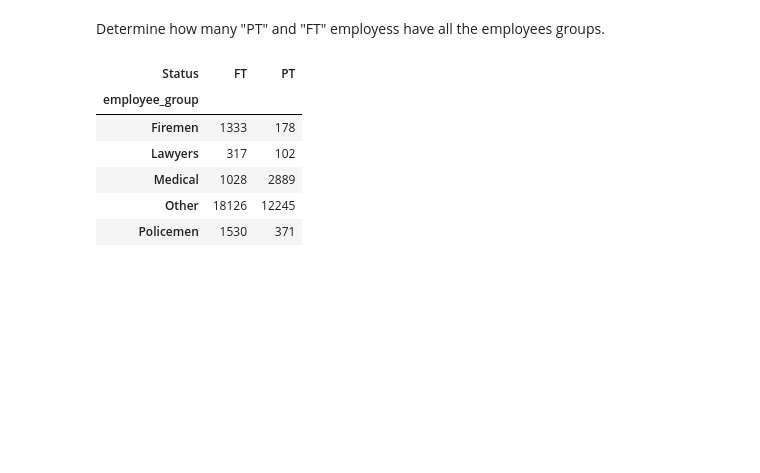
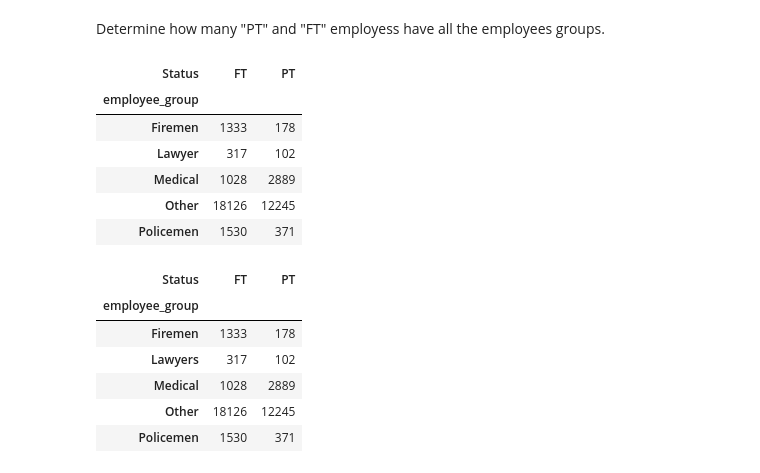
Before and after one commit to MinhNguyen163/lab-Hypothesis-Testing, a Jupyter notebook: your-code/main.ipynb, the cells around one changed output. Drawn from its saved outputs; the diff is of its cells as text; code cells hidden in the pictures; blank space fills up the shorter version.

```diff
--- a/your-code/main.ipynb
+++ b/your-code/main.ipynb
@@ -690,8 +546,17 @@ Determine how many "PT" and "FT" employess have all the employees groups.
 # %%
 # Your code here: (Store the output dataframe into a new variable)
 #salary_1.groupby(['employee_group', 'Status']).agg({'Id':'count'}).reset_index().pivot(index='employee_group', columns='Status', values = 'Id')
 #salary_1.pivot_table(index = ['employee_group', 'Status'], values = ['Id'], aggfunc= {'Id': 'count'}).reset_index().pivot(index = 'employee_group', columns = 'Status', values='Id')
 data = pd.crosstab(salary_1['employee_group'], salary_1['Status'])
+data
+# %% [output]
+| Status | FT | PT |
+| employee_group |  |  |
+| Firemen | 1333 | 178 |
+| Lawyer | 317 | 102 |
+| Medical | 1028 | 2889 |
+| Other | 18126 | 12245 |
+| Policemen | 1530 | 371 |
 # %%
 # %% [output]
 | Status | FT | PT |
```
Also changed, not shown: parts of 31 cells of this notebook.
